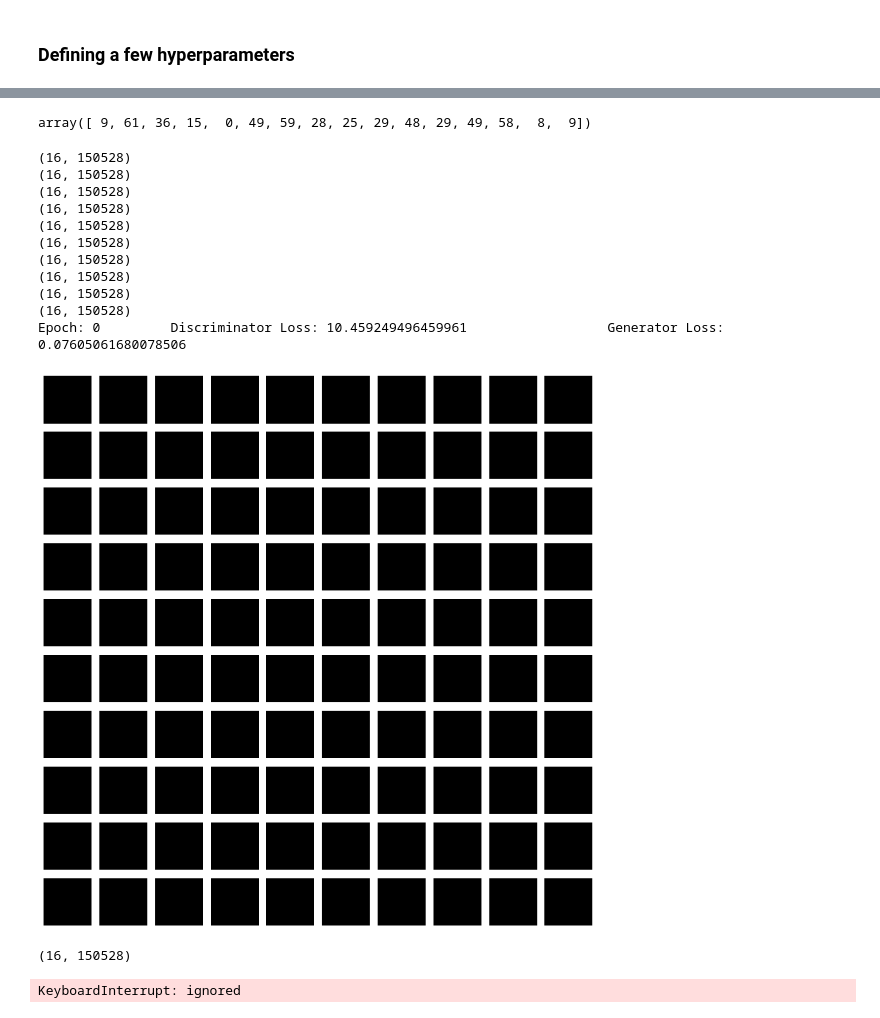
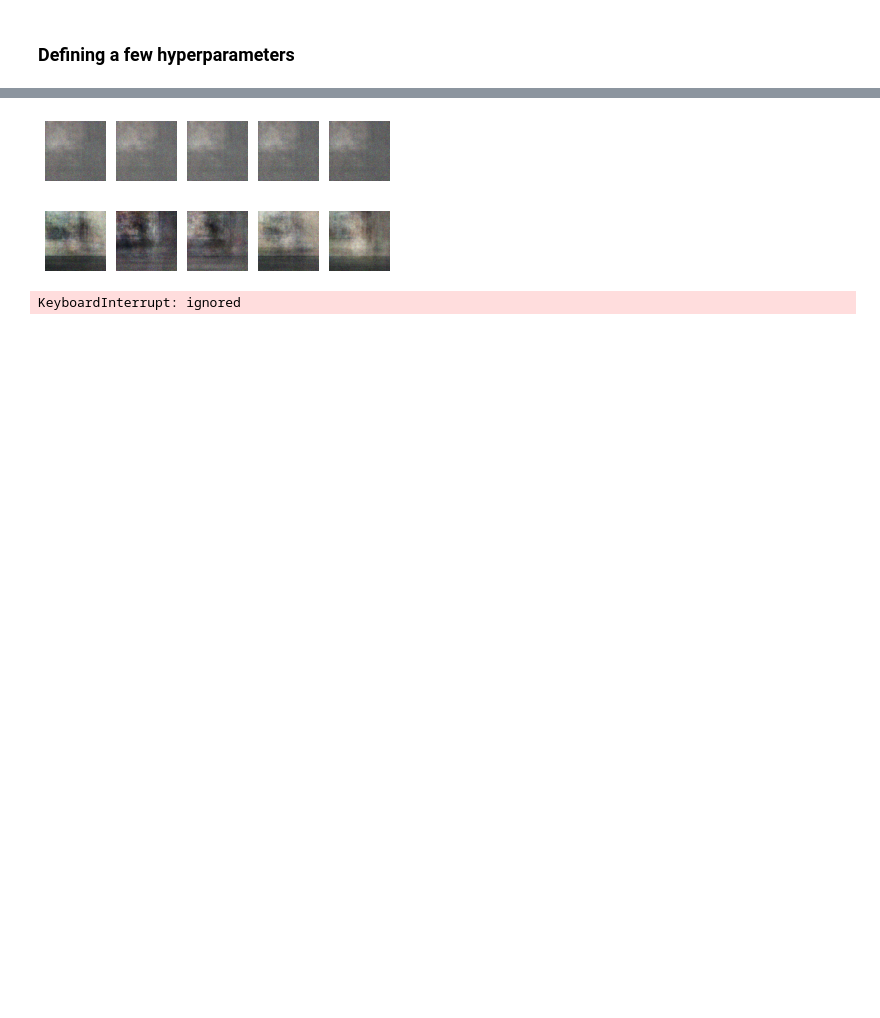
Before and after one commit to nahbos/AUT-Neural-Networks, a Jupyter notebook: HW07/HW07.ipynb, the cells around one changed output, grey strips where cells are left out. Drawn from its saved outputs; the diff is of its cells as text; code cells hidden in the pictures; blank space fills up the shorter version.

```diff
--- a/HW07/HW07.ipynb
+++ b/HW07/HW07.ipynb
@@ -125,10 +90,10 @@ len(train) * 16
 # Consistent results
 np.random.seed(10)
 
-noise_dim = 100
+noise_dim = 1024
 
 steps_per_epoch = len(train)
-epochs = 5
+epochs = 21
 
 img_rows, img_cols, channels = 224, 224, 3
 
@@ -202,64 +165,50 @@ _________________________________________________________________
 # %%
 def show_images(noise, epoch=None):
     generated_images = generator.predict(noise)
-    plt.figure(figsize=(10, 10))
+    plt.figure(figsize=(15, 10))
 
     for i, image in enumerate(generated_images):
-        plt.subplot(10, 10, i+1)
-        plt.imshow(image.reshape((img_rows, img_cols, channels)).astype(np.uint8))
-        plt.axis('off')
+      img_min = image.min()
+      img_max = image.max()
+
+      image = ((image - img_min)/(img_max - img_min)) * 255
+      plt.subplot(10, 10, i+1)
+      plt.imshow(image.reshape((img_rows, img_cols, channels)).astype(np.uint8))
+      plt.axis('off')
 
     plt.tight_layout()
     plt.show()
-# %%
-np.random.randint(0, len(train), size=BATCH_SIZE)
-# %% [output]
-array([ 9, 61, 36, 15,  0, 49, 59, 28, 25, 29, 48, 29, 49, 58,  8,  9])
 # %%
-# Constant noise for viewing how the GAN progresses
-static_noise = np.random.normal(0, 1, size=(100, noise_dim))
+static_noise = np.random.normal(0, 1, size=(5, noise_dim))
+discriminator_loss = []
+genarator_loss = []
 
 for images, labels in train.take(1):
+  for epoch in range(51):
+      for batch in range(steps_per_epoch):
+          noise = np.random.normal(0, 1, size=(BATCH_SIZE, noise_dim))
+          fake_x = generator.predict(noise)
 
-
-for epoch in range(epochs):
-    for batch in range():
-        noise = np.random.normal(0, 1, size=(BATCH_SIZE, noise_dim))
-        fake_x = generator.predict(noise)
-        print(np.array(fake_x).shape)
-
-        real_x = []
-        for batch_i in range(BATCH_SIZE):
+          real_x = []
+          for batch_i in range(BATCH_SIZE):
             images_in_batch = images[batch_i]
             real_x.append(tf.reshape(images_in_batch[np.random.randint(0, BATCH_SIZE)], [-1]))
 
-        print(np.array(real_x).shape)
+          x = np.concatenate((real_x, fake_x))
 
-        x = np.concatenate((real_x, fake_x))
+          disc_y = np.zeros(2*BATCH_SIZE)
+          disc_y[:BATCH_SIZE] = 0.9
 
+          d_loss = discriminator.train_on_batch(x, disc_y)
 
-        disc_y = np.zeros(2*BATCH_SIZE)
-        disc_y[:BATCH_SIZE] = 0.9
+          y_gen = np.ones(BATCH_SIZE)
+          g_loss = gan.train_on_batch(noise, y_gen)
 
-        d_loss = discriminator.train_on_batch(x, disc_y)
-
-        y_gen = np.ones(BATCH_SIZE)
-        g_loss = gan.train_on_batch(noise, y_gen)
-
-    print(f'Epoch: {epoch} \t Discriminator Loss: {d_loss} \t\t Generator Loss: {g_loss}')
-    show_images(static_noise, epoch)
+      discriminator_loss.append(d_loss)
+      genarator_loss.append(g_loss)
+      if epoch % 10 == 0:
+        show_images(static_noise, epoch)
 # %% [output]
+[figure, new version]
+[figure, added]
-(16, 150528)
-(16, 150528)
-(16, 150528)
-(16, 150528)
-(16, 150528)
-(16, 150528)
-(16, 150528)
-(16, 150528)
-(16, 150528)
-(16, 150528)
-Epoch: 0         Discriminator Loss: 10.459249496459961                  Generator Loss: 0.07605061680078506
+KeyboardInterrupt: ignored
-[figure, old version]
-(16, 150528)
-KeyboardInterrupt: ignored
```
Also changed, not shown: parts of 19 cells of this notebook.
